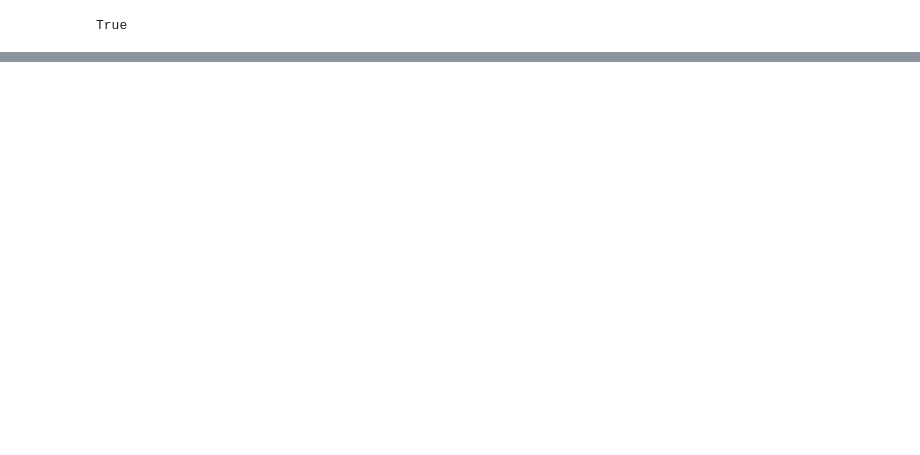
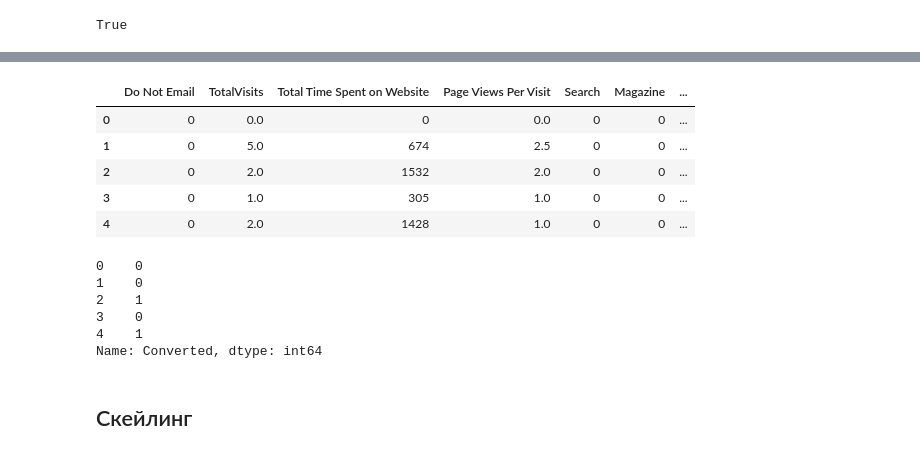
Before and after one commit to ntyukaev/intro-to-ml, a Jupyter notebook: lead_scoring.ipynb, the cells around one changed output, grey strips where cells are left out. Saved outputs shown, nothing was run; the diff lists cells and outputs as text; code cells hidden in the pictures; blank space fills up the shorter version.

```diff
--- a/lead_scoring.ipynb
+++ b/lead_scoring.ipynb
@@ -132,0 +570,11 @@ True
+# %%
+X = data.drop(['Converted'], axis=1)
+# %%
+X.head()
+# %% [output]
+|  | Do Not Email | TotalVisits | Total Time Spent on Website | Page Views Per Visit | Search | Magazine | ... |
+| 0 | 0 | 0.0 | 0 | 0.0 | 0 | 0 | ... |
+| 1 | 0 | 5.0 | 674 | 2.5 | 0 | 0 | ... |
+| 2 | 0 | 2.0 | 1532 | 2.0 | 0 | 0 | ... |
+| 3 | 0 | 1.0 | 305 | 1.0 | 0 | 0 | ... |
+| 4 | 0 | 2.0 | 1428 | 1.0 | 0 | 0 | ... |
@@ -132,0 +583,9 @@ True
+# %%
+y.head()
+# %% [output]
+0    0
+1    0
+2    1
+3    0
+4    1
+Name: Converted, dtype: int64
@@ -132,0 +594,2 @@ True
+# %% [markdown]
+## Скейлинг
```
Also changed, not shown: parts of 105 cells of this notebook, 1 other file.
